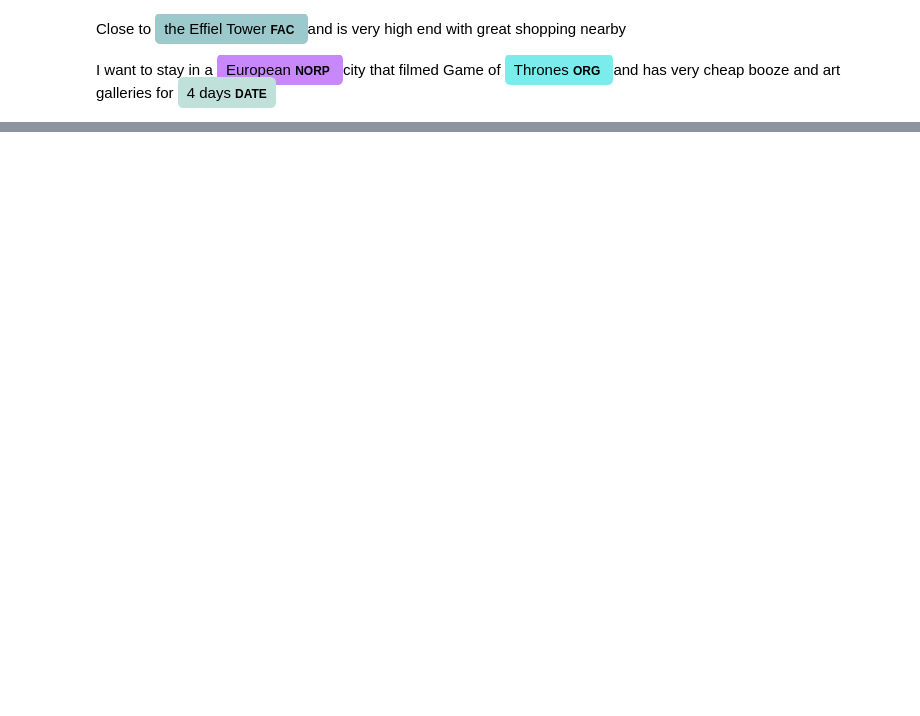
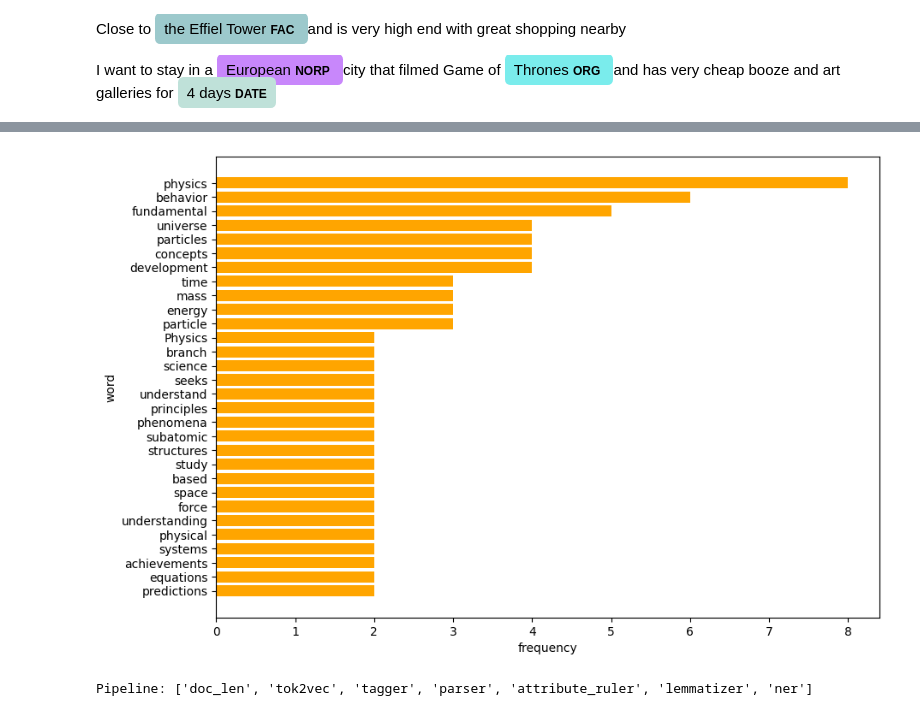
Before and after one commit to matteopilotto/maven-blps-2, a Jupyter notebook: Module 1/nlp_module_1.ipynb, the cells around one changed output, grey strips where cells are left out. Saved outputs shown, nothing was run; the diff lists cells and outputs as text; code cells hidden in the pictures; blank space fills up the shorter version.

```diff
--- a/Module 1/nlp_module_1.ipynb
+++ b/Module 1/nlp_module_1.ipynb
@@ -194 +192,50 @@ spacy.explain("FAC")
+# %%
+from collections import Counter
+import matplotlib.pyplot as plt
+
+text = '''
+Physics is a fundamental branch of science that seeks to understand the fundamental principles that govern the behavior of the universe. It encompasses a broad range of phenomena, from the smallest subatomic particles to the largest structures in the universe, such as galaxies and black holes.
+The study of physics is based on a few fundamental concepts, such as space, time, mass, energy, and force. These concepts provide a framework for understanding the behavior of physical systems and the interactions between them.
+One of the key achievements of physics is the development of a set of mathematical equations that describe the behavior of physical systems. These equations allow physicists to make predictions about the behavior of a system and test those predictions through experimentation.
+One of the most important concepts in physics is the theory of relativity, which was developed by Albert Einstein in the early 20th century. The theory of relativity explains how the laws of physics are the same for all observers in all inertial frames of reference, regardless of their relative motion. It also explains the nature of gravity as a curvature of spacetime caused by the presence of mass and energy.
+Another important area of physics is quantum mechanics, which deals with the behavior of particles on a very small scale, such as atoms and subatomic particles. Quantum mechanics is based on the idea that particles can exist in multiple states at the same time, and that the act of measurement can cause a particle to collapse into a single state. This leads to some strange and counterintuitive phenomena, such as entanglement, where the properties of one particle can affect the properties of another particle instantaneously over vast distances.
+Physics has many practical applications in areas such as engineering, technology, and medicine. For example, the principles of physics are used in the design of bridges, buildings, and other structures, as well as in the development of new technologies such as semiconductors and lasers. In medicine, physics is used in the development of imaging technologies such as X-rays, MRI, and CT scans, as well as in the development of radiation therapy for cancer treatment.
+In conclusion, physics is a fundamental branch of science that seeks to understand the behavior of the universe through the study of fundamental concepts such as space, time, mass, energy, and force. Its achievements have led to a deeper understanding of the universe and have practical applications that benefit society in many ways.
+'''.strip()
+
+doc = nlp(text)
+words = [token.text for token in doc if not token.is_punct and not token.is_stop and not token.is_space]
+word_freq = Counter(words)
+common_words = word_freq.most_common(30)
+
+words = [pair[0] for pair in common_words][::-1]
+freqs = [pair[1] for pair in common_words][::-1]
+
+plt.figure(dpi=100, figsize=(10, 7))
+plt.barh(words, freqs,  color='orange')
+plt.xlabel("frequency")
+plt.ylabel("word")
+plt.show()
+# %% [output]
+[figure, added]
+# %%
+# Create the nlp object
+from spacy.language import Language
+
+nlp = spacy.load("en_core_web_sm")
+
+
+# Define a custom component
+@Language.component("doc_len")
+def doc_len_fn(doc):
+    print("Your Doc length:", len(doc))
+    return doc
+
+# Add the component first in the pipeline
+nlp.add_pipe("doc_len", first=True)
+
+# Print the pipeline component names
+print("Pipeline:", nlp.pipe_names)
+# %% [output]
+Pipeline: ['doc_len', 'tok2vec', 'tagger', 'parser', 'attribute_ruler', 'lemmatizer', 'ner']
 # %%
```
Also changed, not shown: parts of 32 cells of this notebook.
